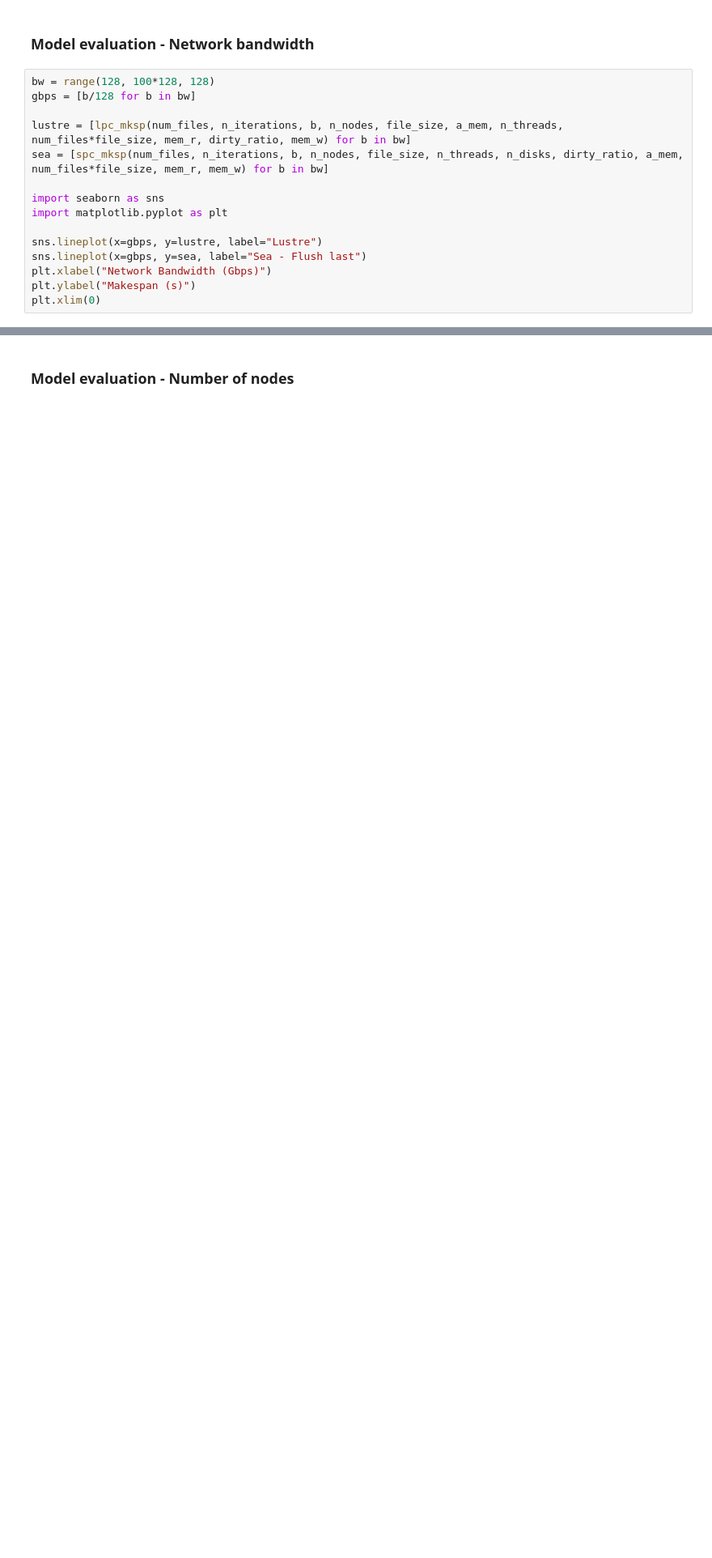
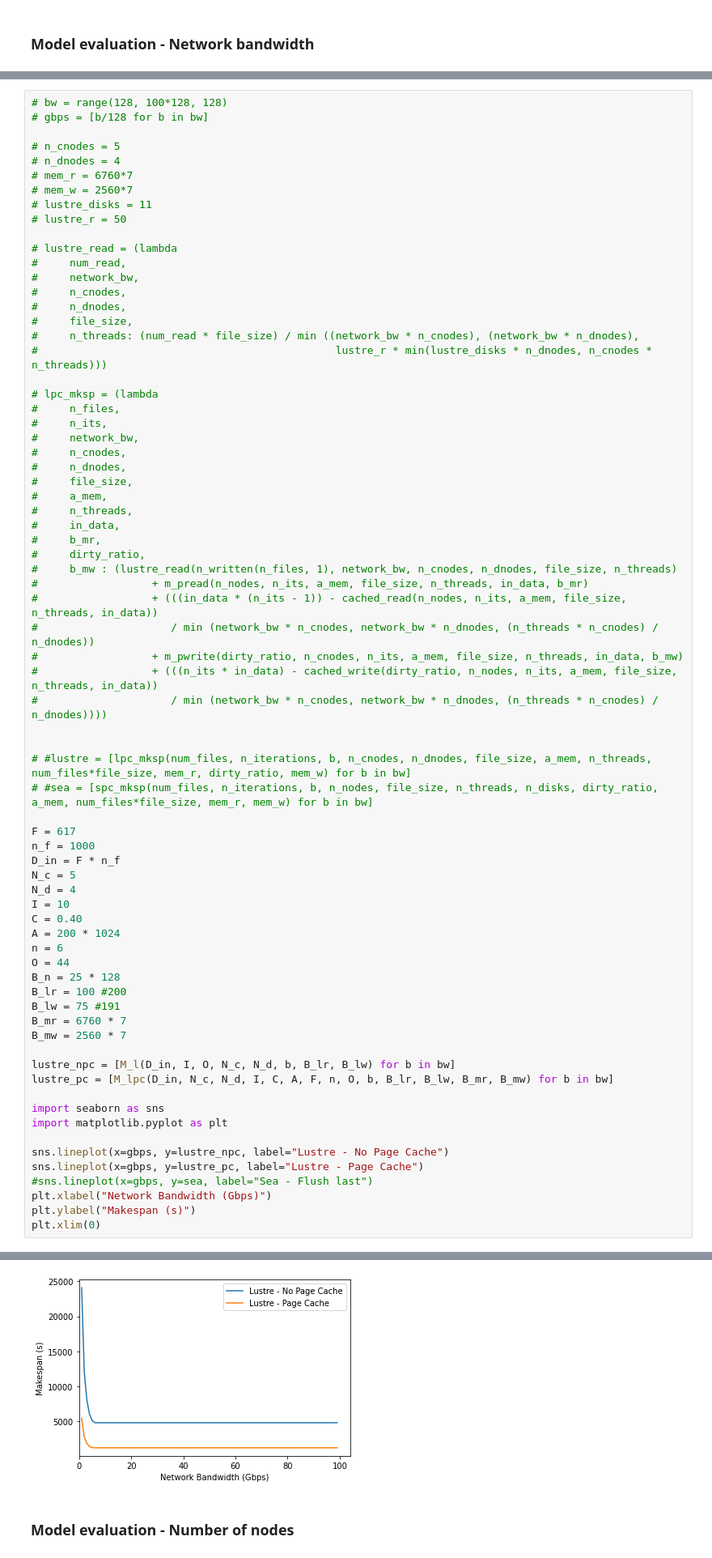
Before and after one commit to big-data-lab-team/Sea, a Jupyter notebook: experiments/incrementation/notebook/performance_model.ipynb, the cells around one changed output, grey strips where cells are left out. Shown: that part at 81% size. Cells and saved outputs as stored; diff of their text form; blank space fills up the shorter version.

```diff
--- a/experiments/incrementation/notebook/performance_model.ipynb
+++ b/experiments/incrementation/notebook/performance_model.ipynb
@@ -364,17 +495,2 @@ spc_mksp = (lambda
 # %% [markdown]
 ### Model evaluation - Network bandwidth
-# %%
-bw = range(128, 100*128, 128)
-gbps = [b/128 for b in bw]
-
-lustre = [lpc_mksp(num_files, n_iterations, b, n_nodes, file_size, a_mem, n_threads, num_files*file_size, mem_r, dirty_ratio, mem_w) for b in bw]
-sea = [spc_mksp(num_files, n_iterations, b, n_nodes, file_size, n_threads, n_disks, dirty_ratio, a_mem, num_files*file_size, mem_r, mem_w) for b in bw]
-
-import seaborn as sns
-import matplotlib.pyplot as plt
-
-sns.lineplot(x=gbps, y=lustre, label="Lustre")
-sns.lineplot(x=gbps, y=sea, label="Sea - Flush last")
-plt.xlabel("Network Bandwidth (Gbps)")
-plt.ylabel("Makespan (s)")
-plt.xlim(0)
@@ -383,0 +497,73 @@ plt.xlim(0)
+# %%
+# bw = range(128, 100*128, 128)
+# gbps = [b/128 for b in bw]
+
+# n_cnodes = 5
+# n_dnodes = 4
+# mem_r = 6760*7
+# mem_w = 2560*7
+# lustre_disks = 11
+# lustre_r = 50
+
+# lustre_read = (lambda
+#     num_read,
+#     network_bw,
+#     n_cnodes,
+#     n_dnodes,
+#     file_size,
+#     n_threads: (num_read * file_size) / min ((network_bw * n_cnodes), (network_bw * n_dnodes),
+#                                               lustre_r * min(lustre_disks * n_dnodes, n_cnodes * n_threads)))
+
+# lpc_mksp = (lambda
+#     n_files,
+#     n_its,
+#     network_bw,
+#     n_cnodes,
+#     n_dnodes,
+#     file_size,
+#     a_mem,
+#     n_threads,
+#     in_data,
+#     b_mr,
+#     dirty_ratio,
+#     b_mw : (lustre_read(n_written(n_files, 1), network_bw, n_cnodes, n_dnodes, file_size, n_threads)
+#                  + m_pread(n_nodes, n_its, a_mem, file_size, n_threads, in_data, b_mr)
+#                  + (((in_data * (n_its - 1)) - cached_read(n_nodes, n_its, a_mem, file_size, n_threads, in_data))
+#                     / min (network_bw * n_cnodes, network_bw * n_dnodes, (n_threads * n_cnodes) / n_dnodes))
+#                  + m_pwrite(dirty_ratio, n_cnodes, n_its, a_mem, file_size, n_threads, in_data, b_mw)
+#                  + (((n_its * in_data) - cached_write(dirty_ratio, n_nodes, n_its, a_mem, file_size, n_threads, in_data))
+#                     / min (network_bw * n_cnodes, network_bw * n_dnodes, (n_threads * n_cnodes) / n_dnodes))))
+
+
+# #lustre = [lpc_mksp(num_files, n_iterations, b, n_cnodes, n_dnodes, file_size, a_mem, n_threads, num_files*file_size, mem_r, dirty_ratio, mem_w) for b in bw]
+# #sea = [spc_mksp(num_files, n_iterations, b, n_nodes, file_size, n_threads, n_disks, dirty_ratio, a_mem, num_files*file_size, mem_r, mem_w) for b in bw]
+
+F = 617
+n_f = 1000
+D_in = F * n_f
+N_c = 5
+N_d = 4
+I = 10
+C = 0.40
+A = 200 * 1024
+n = 6
+O = 44
+B_n = 25 * 128
+B_lr = 100 #200
+B_lw = 75 #191
+B_mr = 6760 * 7
+B_mw = 2560 * 7
+
+lustre_npc = [M_l(D_in, I, O, N_c, N_d, b, B_lr, B_lw) for b in bw]
+lustre_pc = [M_lpc(D_in, N_c, N_d, I, C, A, F, n, O, b, B_lr, B_lw, B_mr, B_mw) for b in bw]
+
+import seaborn as sns
+import matplotlib.pyplot as plt
+
+sns.lineplot(x=gbps, y=lustre_npc, label="Lustre - No Page Cache")
+sns.lineplot(x=gbps, y=lustre_pc, label="Lustre - Page Cache")
+#sns.lineplot(x=gbps, y=sea, label="Sea - Flush last")
+plt.xlabel("Network Bandwidth (Gbps)")
+plt.ylabel("Makespan (s)")
+plt.xlim(0)
+# %% [output]
@@ -384,3 +571,4 @@ plt.xlim(0)
+[figure, added]
 # %% [markdown]
 ### Model evaluation - Number of nodes
 # %%
```
Also changed, not shown: parts of 34 cells of this notebook, 3 other files.
